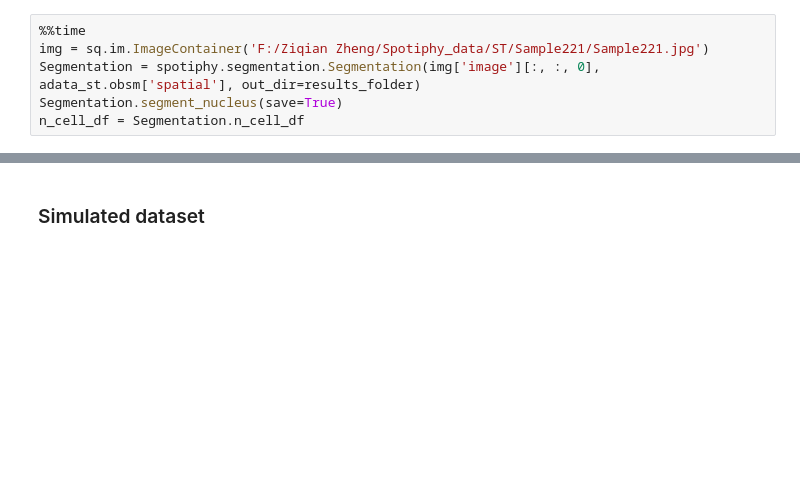
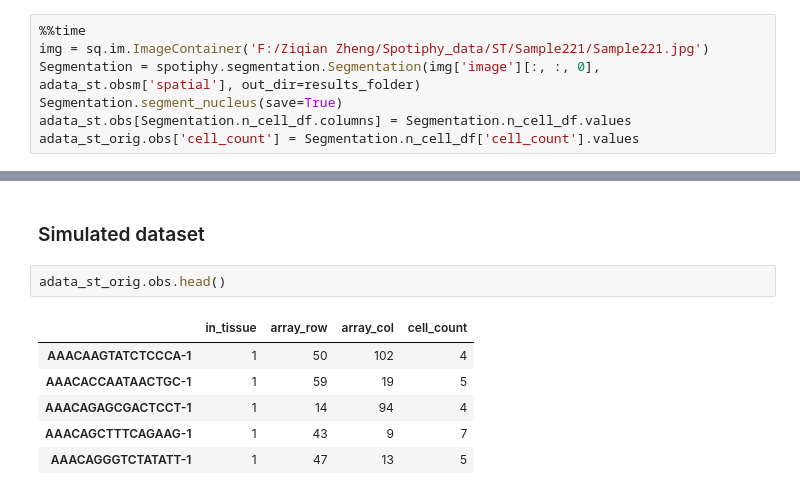
Before and after one commit to jyyulab/Spotiphy, a Jupyter notebook: test_deconvolution_mergedsc.ipynb, the cells around one changed output, grey strips where cells are left out. Cells and saved outputs as stored; diff of their text form; blank space fills up the shorter version.

```diff
--- a/test_deconvolution_mergedsc.ipynb
+++ b/test_deconvolution_mergedsc.ipynb
@@ -152,4 +162,5 @@ AnnData object with n_obs × n_vars = 11863 × 32245
 img = sq.im.ImageContainer('F:/Ziqian Zheng/Spotiphy_data/ST/Sample221/Sample221.jpg')
 Segmentation = spotiphy.segmentation.Segmentation(img['image'][:, :, 0], adata_st.obsm['spatial'], out_dir=results_folder)
 Segmentation.segment_nucleus(save=True)
-n_cell_df = Segmentation.n_cell_df
+adata_st.obs[Segmentation.n_cell_df.columns] = Segmentation.n_cell_df.values
+adata_st_orig.obs['cell_count'] = Segmentation.n_cell_df['cell_count'].values
@@ -156,2 +176,11 @@ n_cell_df = Segmentation.n_cell_df
 # %% [markdown]
 ### Simulated dataset
+# %%
+adata_st_orig.obs.head()
+# %% [output]
+|  | in_tissue | array_row | array_col | cell_count |
+| AAACAAGTATCTCCCA-1 | 1 | 50 | 102 | 4 |
+| AAACACCAATAACTGC-1 | 1 | 59 | 19 | 5 |
+| AAACAGAGCGACTCCT-1 | 1 | 14 | 94 | 4 |
+| AAACAGCTTTCAGAAG-1 | 1 | 43 | 9 | 7 |
+| AAACAGGGTCTATATT-1 | 1 | 47 | 13 | 5 |
```
Also changed, not shown: parts of 11 cells of this notebook, 6 other files.
